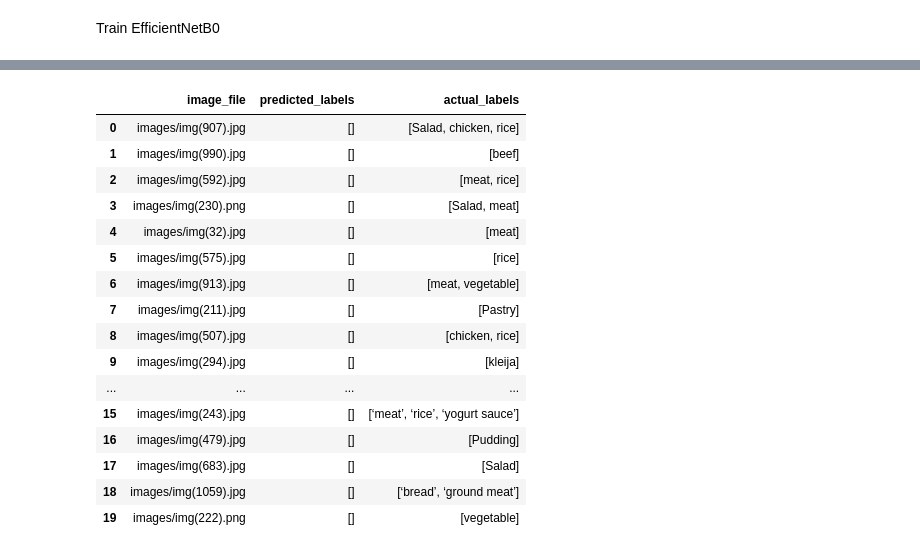
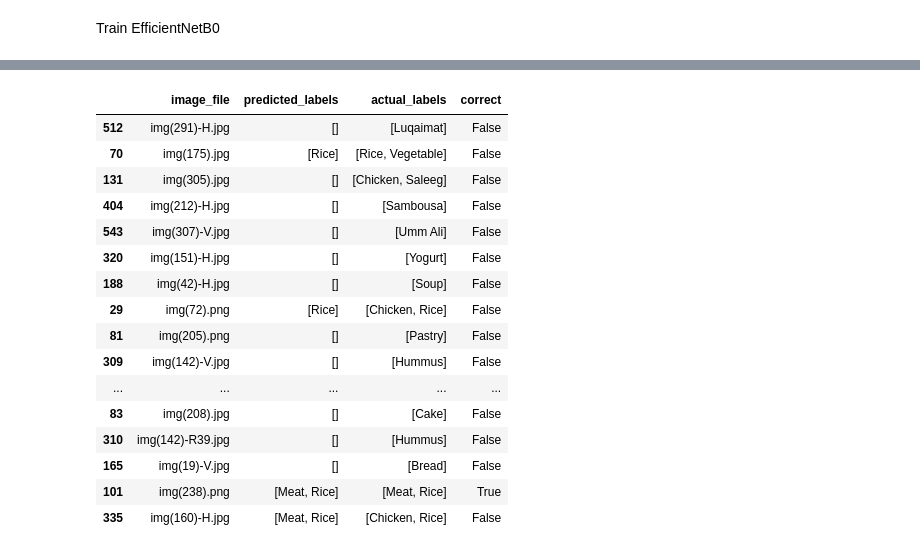
Before and after one commit to NoraHK3/DataSciProject, a Jupyter notebook: Model_Attempt3.ipynb, the cells around one changed output, grey strips where cells are left out. Drawn from its saved outputs; the diff is of its cells as text; code cells hidden in the pictures.

```diff
--- a/Model_Attempt3.ipynb
+++ b/Model_Attempt3.ipynb
@@ -236,6 +235,7 @@ Test image rows: 581
 # %% [markdown]
 STEP 5 — Build one-hot/multi-hot vector for training
 # %%
+# STEP 5 — Build one-hot/multi-hot vector for training
 def encode_labels(label_list):
     arr = np.zeros(len(unique_labels), dtype=int)
     for lab in label_list:
@@ -243,7 +243,11 @@ def encode_labels(label_list):
     return arr
 
 train_df['label_multihot'] = train_df['labels'].apply(encode_labels)
-test_df['label_multihot']  = test_df['labels'].apply(encode_labels)
+test_df['label_multihot'] = test_df['labels'].apply(encode_labels)
+
+
+train_df['label_multihot'] = train_df['label_multihot'].apply(lambda x: np.array(x, dtype=np.float32))
+test_df['label_multihot'] = test_df['label_multihot'].apply(lambda x: np.array(x, dtype=np.float32))
 
 NUM_CLASSES = len(unique_labels)
 NUM_CLASSES
@@ -341,11 +388,11 @@ Found 580 validated image filenames.
 # %% [markdown]
 Train MobileNetV2
 # %%
-mobilenet = build_mobilenetv2_multilabel(NUM_CLASSES)
-
 history_mobilenet = mobilenet.fit(
     train_gen,
+    steps_per_epoch=max(1, len(train_df) // 32),  # Updated
     validation_data=test_gen,
+    validation_steps=max(1, len(test_df) // 32),   # Updated
     epochs=50,
     callbacks=[early_stop]
 )
@@ -633,33 +498,54 @@ import pandas as pd
 import numpy as np
 import tensorflow as tf
 
-def show_sample_predictions(model, val_paths, val_labels, label_cols, sample_size=10):
-
-    idxs = np.random.choice(len(val_paths), size=sample_size, replace=False)
-    paths_sample = [val_paths[i] for i in idxs]
-    labels_sample = val_labels[idxs]
+def show_sample_predictions(model, test_df, unique_labels, sample_size=10):
+    # Get sample from test dataset
+    sample_df = test_df.sample(n=sample_size, random_state=42)
 
     # Load and preprocess images
-    images = [tf.keras.preprocessing.image.img_to_array(tf.keras.preprocessing.image.load_img(p, target_size=(224,224))) / 255.0 for p in paths_sample]
+    images = []
+    for path in sample_df['image_file']:
+        img = tf.keras.preprocessing.image.load_img(path, target_size=(224, 224))
+        img_array = tf.keras.preprocessing.image.img_to_array(img) / 255.0
+        images.append(img_array)
     images = np.array(images)
 
     # Get predictions
-    preds = model.predict(images)
-    preds_labels = [[label_cols[j] for j, p in enumerate(pred) if p >= 0.5] for pred in preds]
-    actual_labels = [[label_cols[j] for j, l in enumerate(label_row) if l==1] for label_row in labels_sample]
+    preds = model.predict(images, verbose=0)
+
+    # Convert predictions and actual labels to readable format
+    preds_labels = []
+    actual_labels = []
+
+    for i, (pred, actual_multihot) in enumerate(zip(preds, sample_df['label_multihot'])):
+        # Predicted labels (using threshold 0.5)
+        pred_labels = [unique_labels[j] for j, p in enumerate(pred) if p >= 0.5]
+        preds_labels.append(pred_labels)
+
+        # Actual labels
+        actual_label_names = [unique_labels[j] for j, l in enumerate(actual_multihot) if l == 1]
+        actual_labels.append(actual_label_names)
 
     # Create DataFrame
     df_sample = pd.DataFrame({
-        "image_file": paths_sample,
+        "image_file": sample_df['image_file'].apply(lambda x: x.split('/')[-1]),  # Show only filename
         "predicted_labels": preds_labels,
-        "actual_labels": actual_labels
+        "actual_labels": actual_labels,
+        "correct": [set(pred) == set(actual) for pred, actual in zip(preds_labels, actual_labels)]
     })
+
+    # Calculate accuracy
+    multi_label_accuracy = df_sample['correct'].mean() * 100
+    print(f"Multi-label accuracy on this sample: {multi_label_accuracy:.1f}%")
+
     display(df_sample)
 
+    return df_sample
+
 # Example usage:
-print("EfficientNetB0 Sample Predictions:")
-show_sample_predictions(efficientnet_model, val_paths, val_labels, label_cols, sample_size=20)
+print("MobileNetV2 Sample Predictions:")
+mobile_sample_results = show_sample_predictions(mobilenet, test_df, unique_labels, sample_size=20)
 
-print("\nMobileNetV2 Sample Predictions:")
-show_sample_predictions(mobilenet_model, val_paths, val_labels, label_cols, sample_size=20)
+print("\nEfficientNetB0 Sample Predictions:")
+effnet_sample_results = show_sample_predictions(efficientnet_fixed, test_df, unique_labels, sample_size=20)
 # %% [output]
@@ -668,17 +554,17 @@ EfficientNetB0 Sample Predictions:
-|  | image_file | predicted_labels | actual_labels |
-| 0 | images/img(907).jpg | [] | [Salad, chicken, rice] |
-| 1 | images/img(990).jpg | [] | [beef] |
-| 2 | images/img(592).jpg | [] | [meat, rice] |
-| 3 | images/img(230).png | [] | [Salad, meat] |
-| 4 | images/img(32).jpg | [] | [meat] |
-| 5 | images/img(575).jpg | [] | [rice] |
-| 6 | images/img(913).jpg | [] | [meat, vegetable] |
-| 7 | images/img(211).jpg | [] | [Pastry] |
-| 8 | images/img(507).jpg | [] | [chicken, rice] |
-| 9 | images/img(294).jpg | [] | [kleija] |
-| ... | ... | ... | ... |
-| 15 | images/img(243).jpg | [] | [‘meat’, ‘rice’, ‘yogurt sauce’] |
-| 16 | images/img(479).jpg | [] | [Pudding] |
-| 17 | images/img(683).jpg | [] | [Salad] |
-| 18 | images/img(1059).jpg | [] | [‘bread’, ‘ground meat’] |
-| 19 | images/img(222).png | [] | [vegetable] |
+|  | image_file | predicted_labels | actual_labels | correct |
+| 512 | img(291)-H.jpg | [] | [Luqaimat] | False |
+| 70 | img(175).jpg | [Rice] | [Rice, Vegetable] | False |
+| 131 | img(305).jpg | [] | [Chicken, Saleeg] | False |
+| 404 | img(212)-H.jpg | [] | [Sambousa] | False |
+| 543 | img(307)-V.jpg | [] | [Umm Ali] | False |
+| 320 | img(151)-H.jpg | [] | [Yogurt] | False |
+| 188 | img(42)-H.jpg | [] | [Soup] | False |
+| 29 | img(72).png | [Rice] | [Chicken, Rice] | False |
+| 81 | img(205).png | [] | [Pastry] | False |
+| 309 | img(142)-V.jpg | [] | [Hummus] | False |
+| ... | ... | ... | ... | ... |
+| 83 | img(208).jpg | [] | [Cake] | False |
+| 310 | img(142)-R39.jpg | [] | [Hummus] | False |
+| 165 | img(19)-V.jpg | [] | [Bread] | False |
+| 101 | img(238).png | [Meat, Rice] | [Meat, Rice] | True |
+| 335 | img(160)-H.jpg | [Meat, Rice] | [Chicken, Rice] | False |
```
Also changed, not shown: parts of 20 cells of this notebook.
